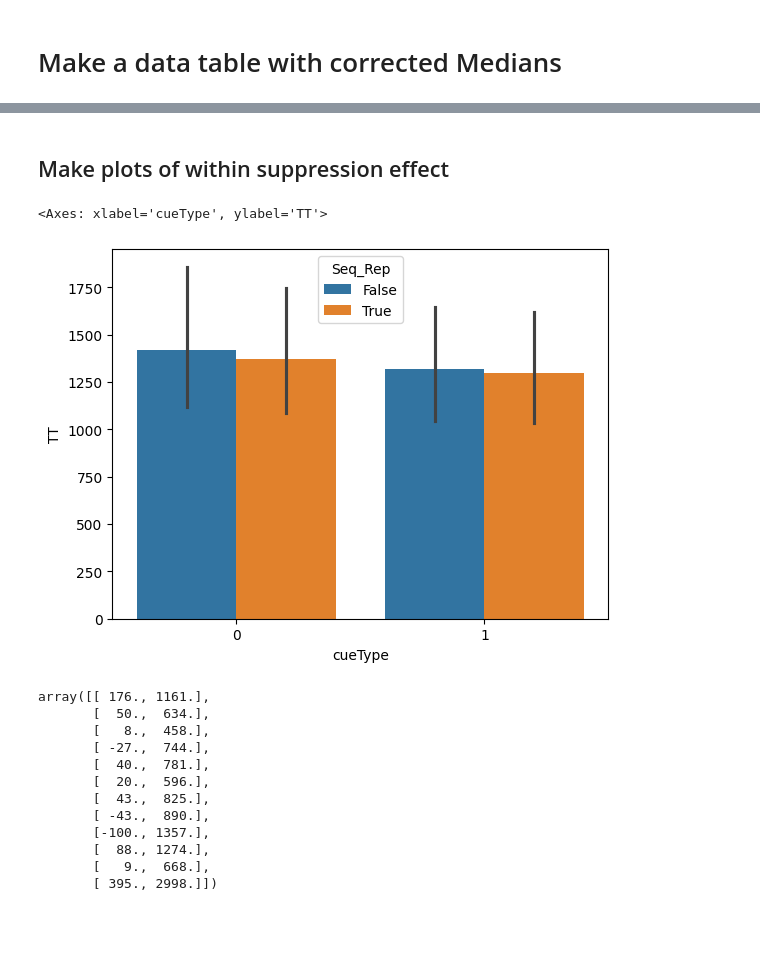
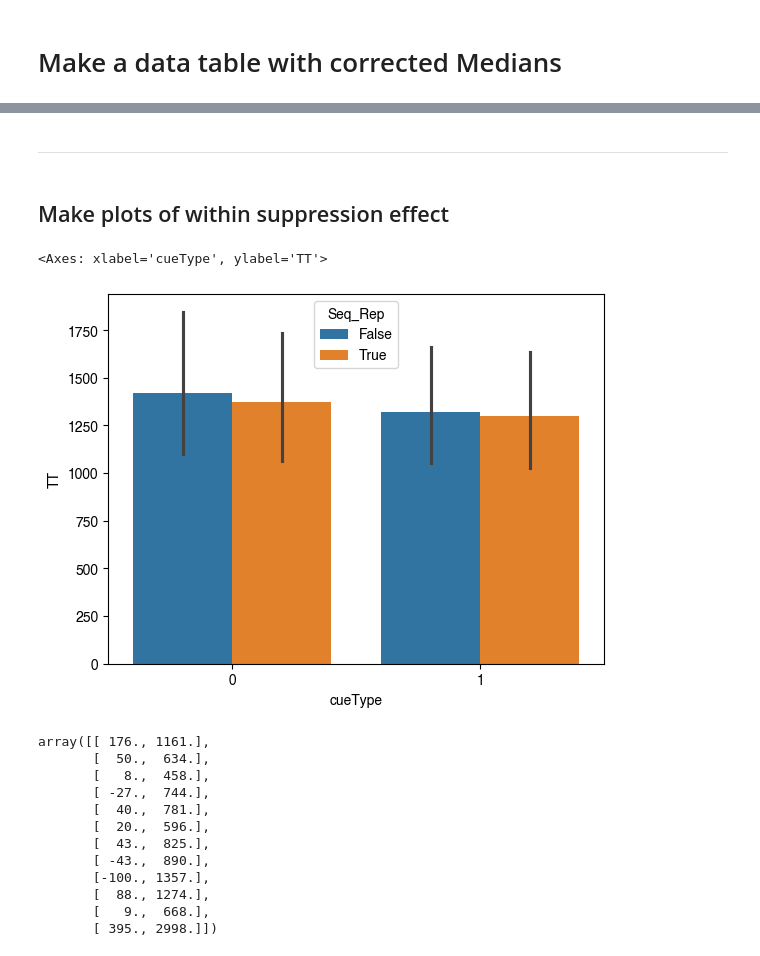
Before and after one commit to psb629/SeqSpatialSupp_fMRI, a Jupyter notebook: Notebook/behav.sslb2.ipynb, the cells around one changed output, grey strips where cells are left out. Drawn from its saved outputs; the diff is of its cells as text; code cells hidden in the pictures; blank space fills up the shorter version.

```diff
--- a/Notebook/behav.sslb2.ipynb
+++ b/Notebook/behav.sslb2.ipynb
@@ -48,7 +42,9 @@ mpl.rcParams['font.family'] = 'Helvetica'
 # %% [markdown]
 ---
 # %%
-dir_behav = su.get_dir_behav()
+# dir_behav = su.get_dir_behav()
+dir_root = '/Volumes/diedrichsen_data$/data/SeqSpatialSupp_Behav'
+dir_behav = join(dir_root,'BehavDir')
 # %%
 # list_sn = su.get_list_sn()
 list_sn = ['%02d'%(ii+1) for ii in range(12)]
@@ -245,11 +259,13 @@ dh.to_csv(basedir + '/sslb2_conditions.csv')
+# %% [markdown]
+---
 # %% [markdown]
 ## Make plots of within suppression effect
 # %%
-D = pd.read_csv(basedir + '/sslb2_conditions.csv')
+D = pd.read_csv(join(dir_root,'sslb2_conditions.tsv'), sep='\t')
 sns.barplot(D[D.Cue_Rep=='Within'],x='cueType',hue='Seq_Rep',y='TT')
 # %% [output]
 <Axes: xlabel='cueType', ylabel='TT'>
-[figure, old version]
+[figure, new version]
 # %%
 T = pd.pivot_table(D[D.Cue_Rep=='Within'],values='MT',index='subj',columns=['cueType','Seq_Rep'])
 np.c_[T.iloc[:,0]-T.iloc[:,1],T.iloc[:,0]]
```
Also changed, not shown: parts of 22 cells of this notebook.
